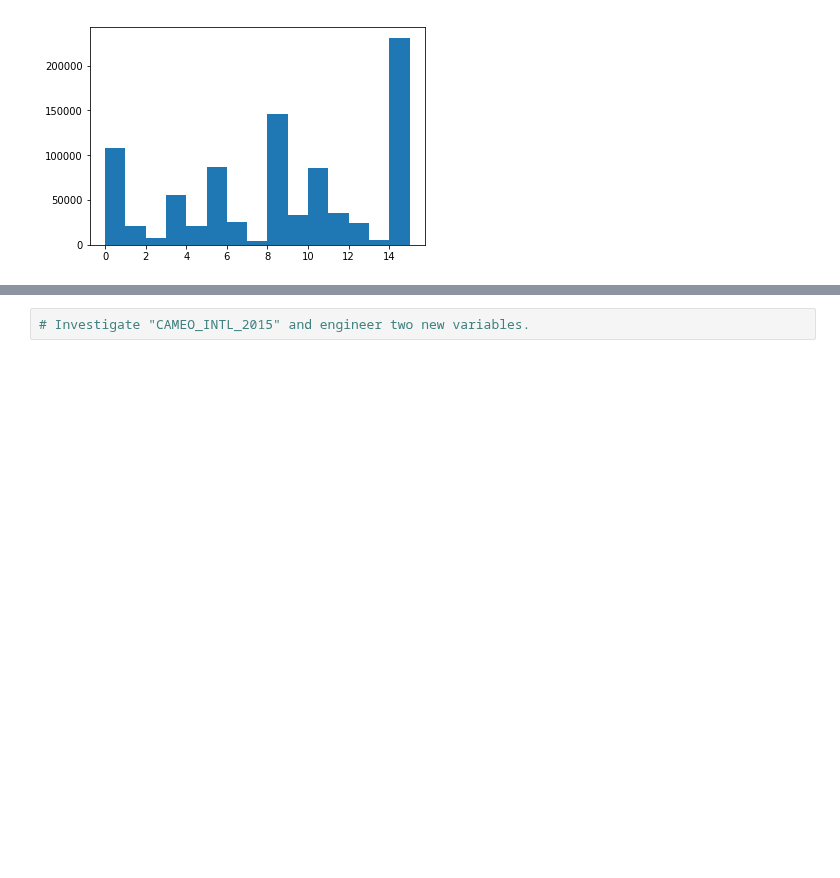
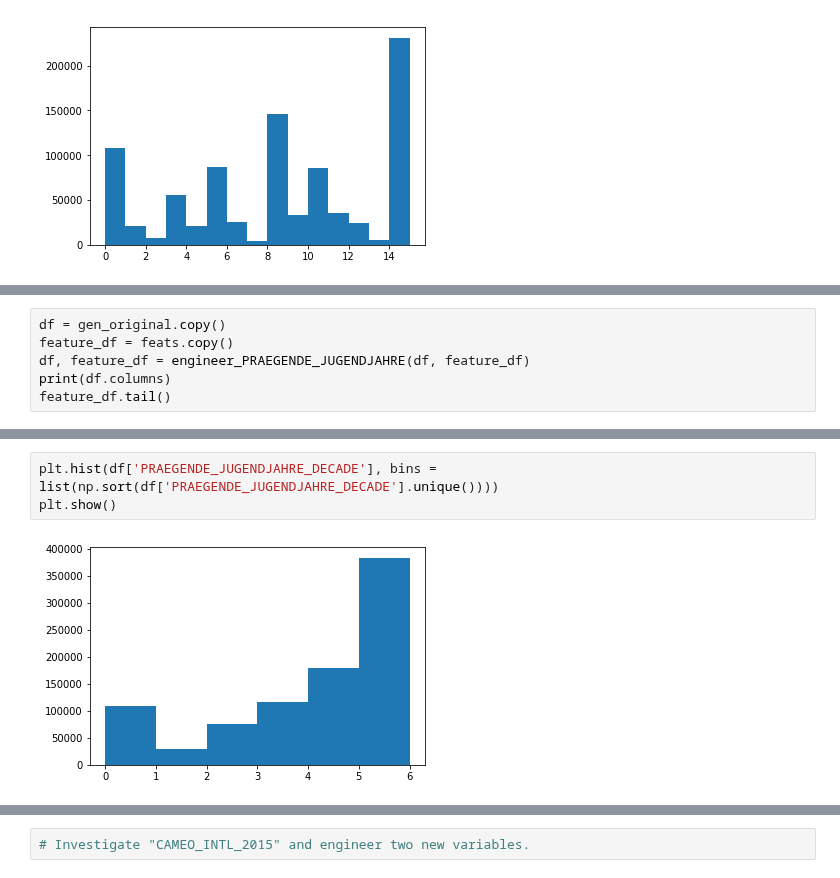
Before and after one commit to jeff-daniels/Udacity-Machine-Learning-Introduction-Nanodegree, a Jupyter notebook: Project 3: Identify Customer Segments/Identify_Customer_Segments.ipynb, the cells around one changed output, grey strips where cells are left out. Drawn from its saved outputs; the diff is of its cells as text; blank space fills up the shorter version.

Commit message:
engineer PRAEGENDE_JUGENDJAHRE

```diff
--- a/Project 3: Identify Customer Segments/Identify_Customer_Segments.ipynb
+++ b/Project 3: Identify Customer Segments/Identify_Customer_Segments.ipynb
@@ -603,0 +639,6 @@ plt.show()
+# %%
+df = gen_original.copy()
+feature_df = feats.copy()
+df, feature_df = engineer_PRAEGENDE_JUGENDJAHRE(df, feature_df)
+print(df.columns)
+feature_df.tail()
@@ -603,0 +669,5 @@ plt.show()
+# %%
+plt.hist(df['PRAEGENDE_JUGENDJAHRE_DECADE'], bins = list(np.sort(df['PRAEGENDE_JUGENDJAHRE_DECADE'].unique())))
+plt.show()
+# %% [output]
+[figure, added]
```
Also changed, not shown: parts of 5 cells of this notebook.
